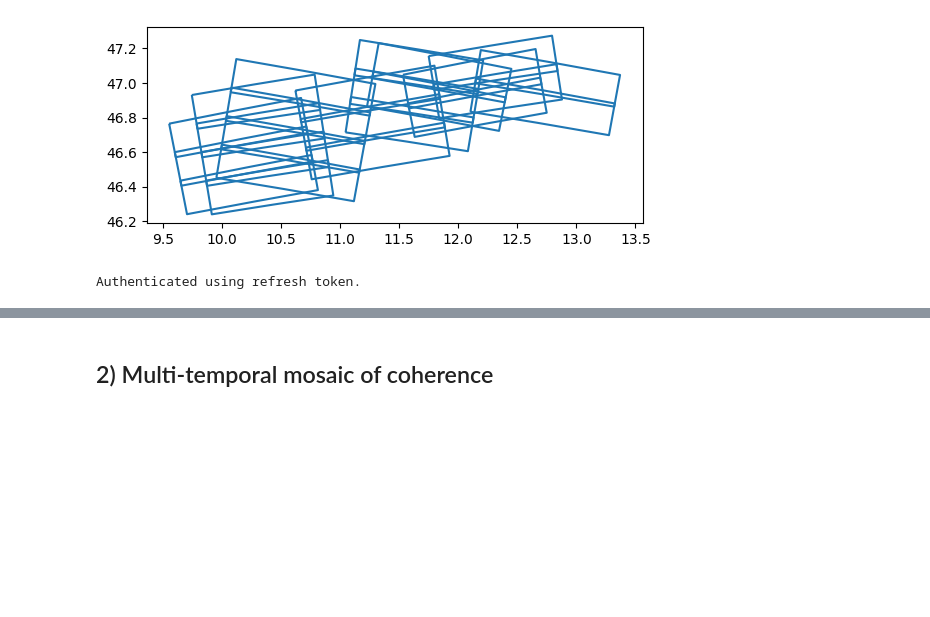
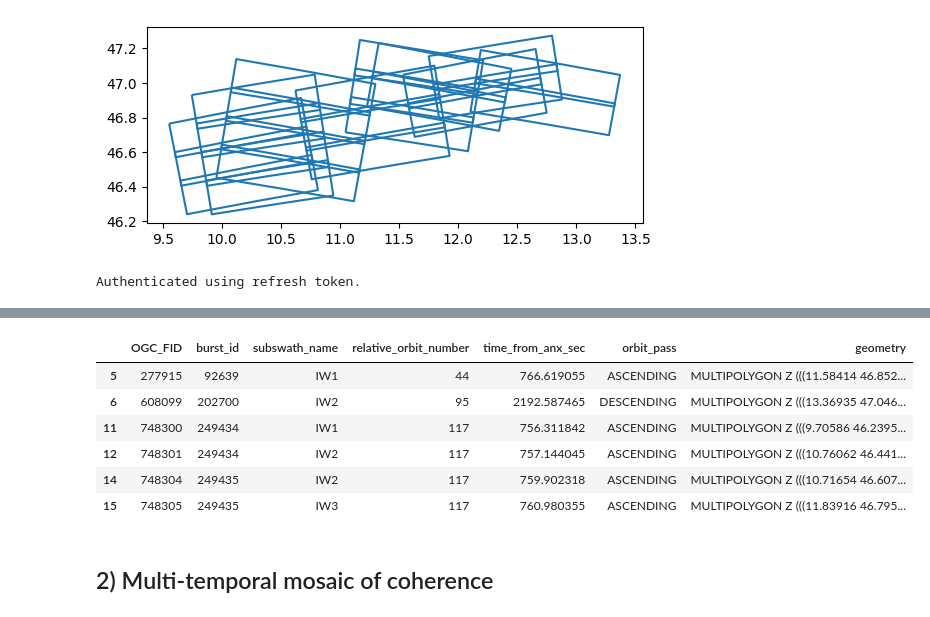
Before and after one commit to henriDierkes/RiskMonitoring_ProvinceBZ, a Jupyter notebook: A1.4_GlacierProducts/S1_coherence.ipynb, the cells around one changed output, grey strips where cells are left out. Drawn from its saved outputs; the diff is of its cells as text; code cells hidden in the pictures; blank space fills up the shorter version.

```diff
--- a/A1.4_GlacierProducts/S1_coherence.ipynb
+++ b/A1.4_GlacierProducts/S1_coherence.ipynb
@@ -32,3 +55,14 @@ Authenticated using refresh token.
+# %%
+bursts = bursts.iloc[[5, 6,11,12, 14,15]]
+bursts
+# %% [output]
+|  | OGC_FID | burst_id | subswath_name | relative_orbit_number | time_from_anx_sec | orbit_pass | geometry |
+| 5 | 277915 | 92639 | IW1 | 44 | 766.619055 | ASCENDING | MULTIPOLYGON Z (((11.58414 46.852... |
+| 6 | 608099 | 202700 | IW2 | 95 | 2192.587465 | DESCENDING | MULTIPOLYGON Z (((13.36935 47.046... |
+| 11 | 748300 | 249434 | IW1 | 117 | 756.311842 | ASCENDING | MULTIPOLYGON Z (((9.70586 46.2395... |
+| 12 | 748301 | 249434 | IW2 | 117 | 757.144045 | ASCENDING | MULTIPOLYGON Z (((10.76062 46.441... |
+| 14 | 748304 | 249435 | IW2 | 117 | 759.902318 | ASCENDING | MULTIPOLYGON Z (((10.71654 46.607... |
+| 15 | 748305 | 249435 | IW3 | 117 | 760.980355 | ASCENDING | MULTIPOLYGON Z (((11.83916 46.795... |
 # %% [markdown]
 ## 2) Multi-temporal mosaic of coherence
 # %% [markdown]
```
Also changed, not shown: parts of 28 cells of this notebook, 4 other files.
